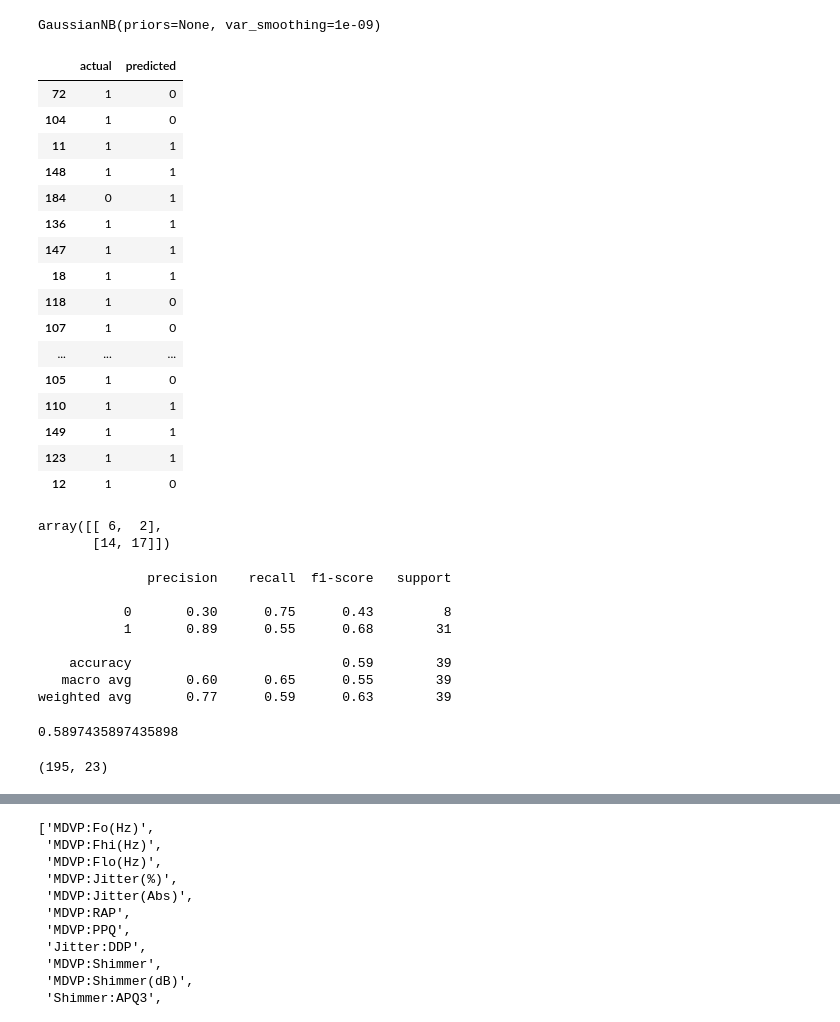
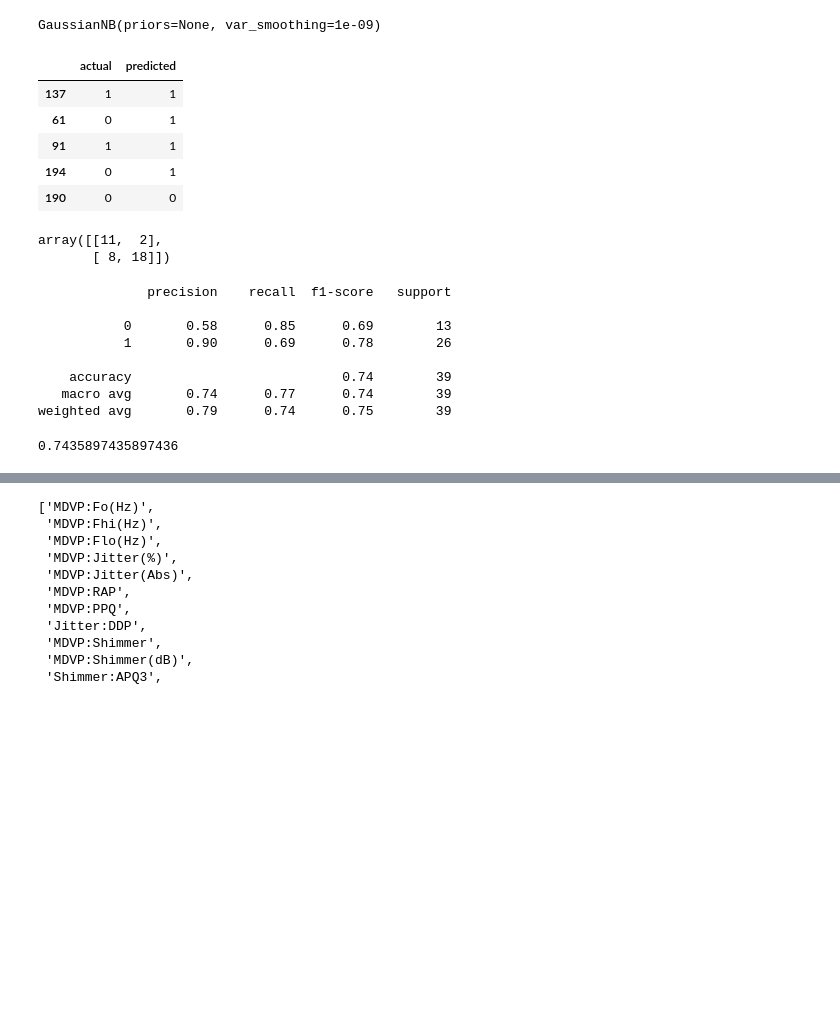
Before and after one commit to angelsmreyes/Deteccion-de-Parkinson-proyecto, a Jupyter notebook: Parkinson desease .ipynb, the cells around one changed output, grey strips where cells are left out. Cells and saved outputs as stored; diff of their text form; code cells hidden in the pictures; blank space fills up the shorter version.

```diff
--- a/Parkinson desease .ipynb
+++ b/Parkinson desease .ipynb
@@ -156 +126,5 @@ weighted avg       0.77      0.59      0.63        39
+# %%
+X = RobustScaler().fit_transform(X)
+# %%
+X_train_r, X_test_r, y_train_r, y_test_r = train_test_split(X, y, test_size=0.2)
 # %% [markdown]
@@ -174,58 +132,43 @@ X_test_lo = LocalOutlierFactor().fit(X_test)
 # %%
 gnb = GaussianNB()
 # %%
-gnb.fit(X_train_rs, y_train)
+gnb.fit(X_train_r, y_train_r)
 # %% [output]
 GaussianNB(priors=None, var_smoothing=1e-09)
 # %%
-y_pred = gnb.predict(X_test_rs)
+y_pred = gnb.predict(X_test_r)
 # %%
 df = pd.DataFrame({'actual':y_test, 'predicted':y_pred})
 # %%
-df
+df.head()
 # %% [output]
 |  | actual | predicted |
-| 72 | 1 | 0 |
-| 104 | 1 | 0 |
-| 11 | 1 | 1 |
-| 148 | 1 | 1 |
-| 184 | 0 | 1 |
-| 136 | 1 | 1 |
-| 147 | 1 | 1 |
-| 18 | 1 | 1 |
-| 118 | 1 | 0 |
-| 107 | 1 | 0 |
-| ... | ... | ... |
-| 105 | 1 | 0 |
-| 110 | 1 | 1 |
-| 149 | 1 | 1 |
-| 123 | 1 | 1 |
-| 12 | 1 | 0 |
+| 137 | 1 | 1 |
+| 61 | 0 | 1 |
+| 91 | 1 | 1 |
+| 194 | 0 | 1 |
+| 190 | 0 | 0 |
 # %%
 from sklearn import metrics
 from sklearn.metrics import classification_report
 from sklearn.metrics import accuracy_score
 # %%
-metrics.confusion_matrix(y_test, y_pred) #Really bad performance
+metrics.confusion_matrix(y_test_r, y_pred) #Really bad performance
 # %% [output]
-array([[ 6,  2],
-       [14, 17]])
+array([[11,  2],
+       [ 8, 18]])
 # %%
-print(classification_report(y_test, y_pred))
+print(classification_report(y_test_r, y_pred))
 # %% [output]
               precision    recall  f1-score   support
 
-           0       0.30      0.75      0.43         8
-           1       0.89      0.55      0.68        31
+           0       0.58      0.85      0.69        13
+           1       0.90      0.69      0.78        26
 
-    accuracy                           0.59        39
-   macro avg       0.60      0.65      0.55        39
-weighted avg       0.77      0.59      0.63        39
+    accuracy                           0.74        39
+   macro avg       0.74      0.77      0.74        39
+weighted avg       0.79      0.74      0.75        39
 # %%
-print(accuracy_score(nb_preds, y_test))
+print(accuracy_score(y_pred, y_test_r))
 # %% [output]
-0.5897435897435898
+0.7435897435897436
-# %%
-parkinson_vocal.shape
-# %% [output]
-(195, 23)
```
Also changed, not shown: parts of 27 cells of this notebook.
